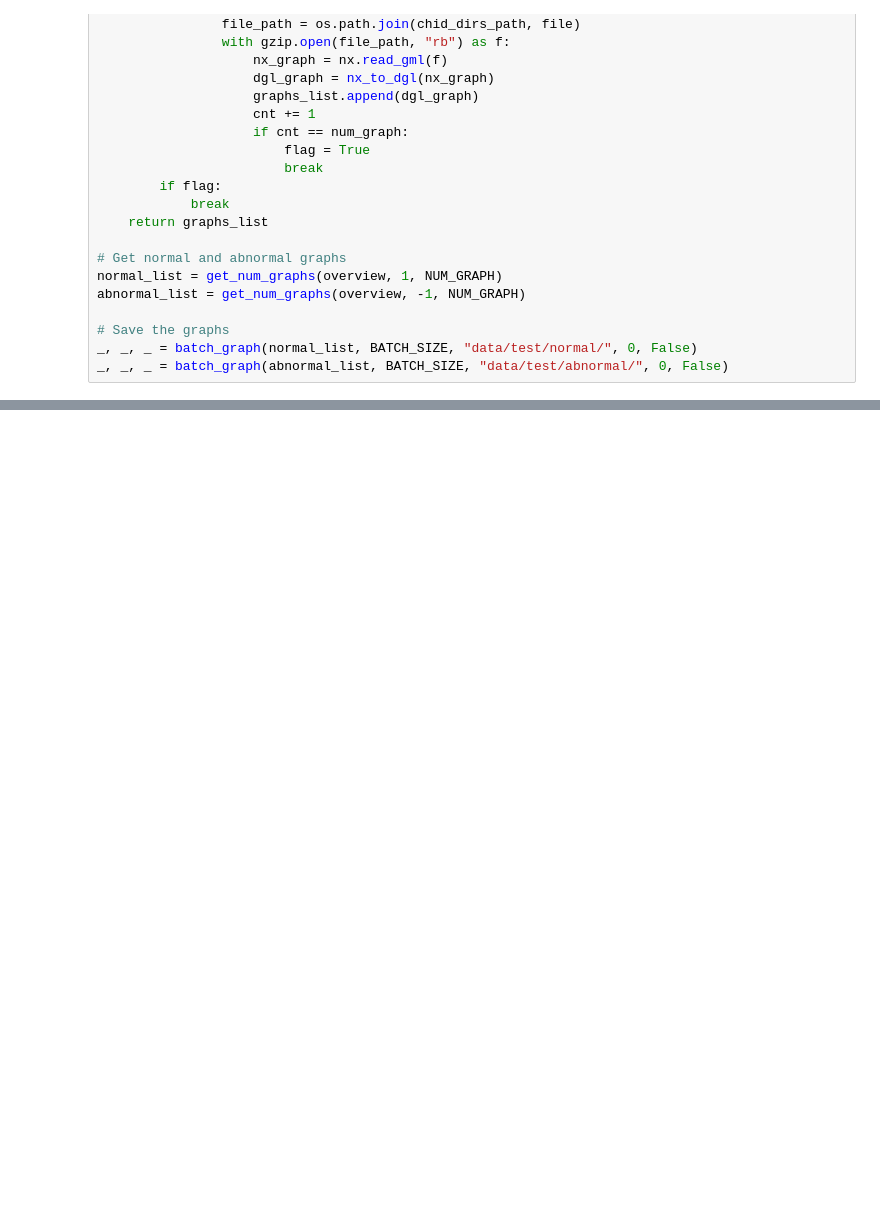
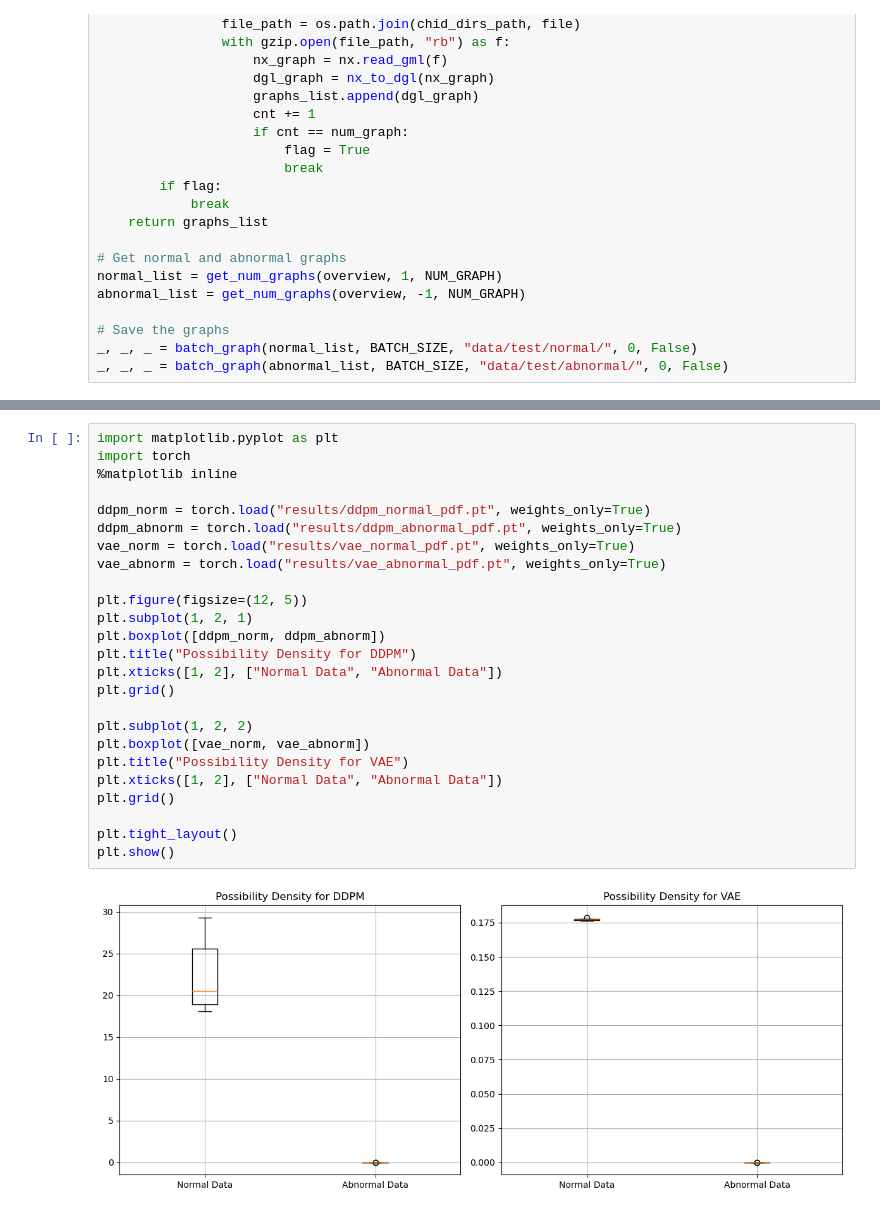
Before and after one commit to Klasnov/graph_abnormal_detect, a Jupyter notebook: report_gml&rlt.ipynb, the cells around one changed output, grey strips where cells are left out. Saved outputs shown, nothing was run; the diff lists cells and outputs as text; blank space fills up the shorter version.

```diff
--- a/report_gml&rlt.ipynb
+++ b/report_gml&rlt.ipynb
@@ -1172,0 +1215,27 @@ print(f"Abnormal Possibility Median: {abnormal_possibility.median().item():.6f}"
+# %%
+import matplotlib.pyplot as plt
+import torch
+%matplotlib inline
+
+ddpm_norm = torch.load("results/ddpm_normal_pdf.pt", weights_only=True)
+ddpm_abnorm = torch.load("results/ddpm_abnormal_pdf.pt", weights_only=True)
+vae_norm = torch.load("results/vae_normal_pdf.pt", weights_only=True)
+vae_abnorm = torch.load("results/vae_abnormal_pdf.pt", weights_only=True)
+
+plt.figure(figsize=(12, 5))
+plt.subplot(1, 2, 1)
+plt.boxplot([ddpm_norm, ddpm_abnorm])
+plt.title("Possibility Density for DDPM")
+plt.xticks([1, 2], ["Normal Data", "Abnormal Data"])
+plt.grid()
+
+plt.subplot(1, 2, 2)
+plt.boxplot([vae_norm, vae_abnorm])
+plt.title("Possibility Density for VAE")
+plt.xticks([1, 2], ["Normal Data", "Abnormal Data"])
+plt.grid()
+
+plt.tight_layout()
+plt.show()
+# %% [output]
+[figure, added]
```
Also changed, not shown: parts of 12 cells of this notebook, 11 other files.
